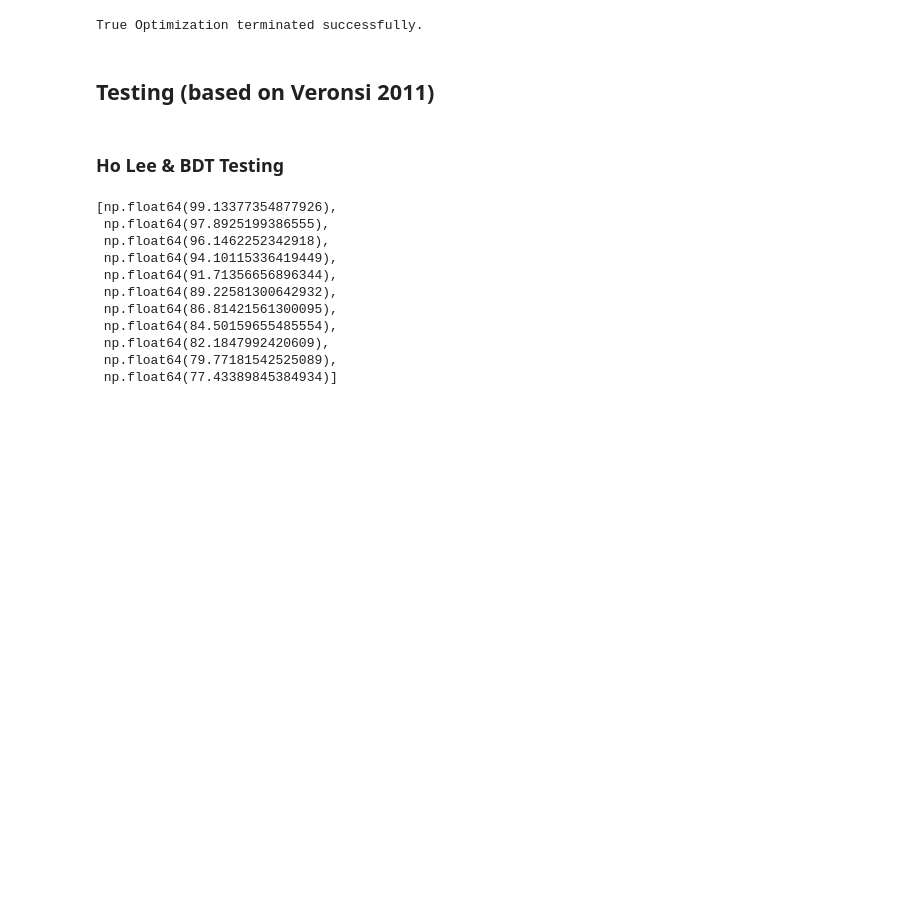
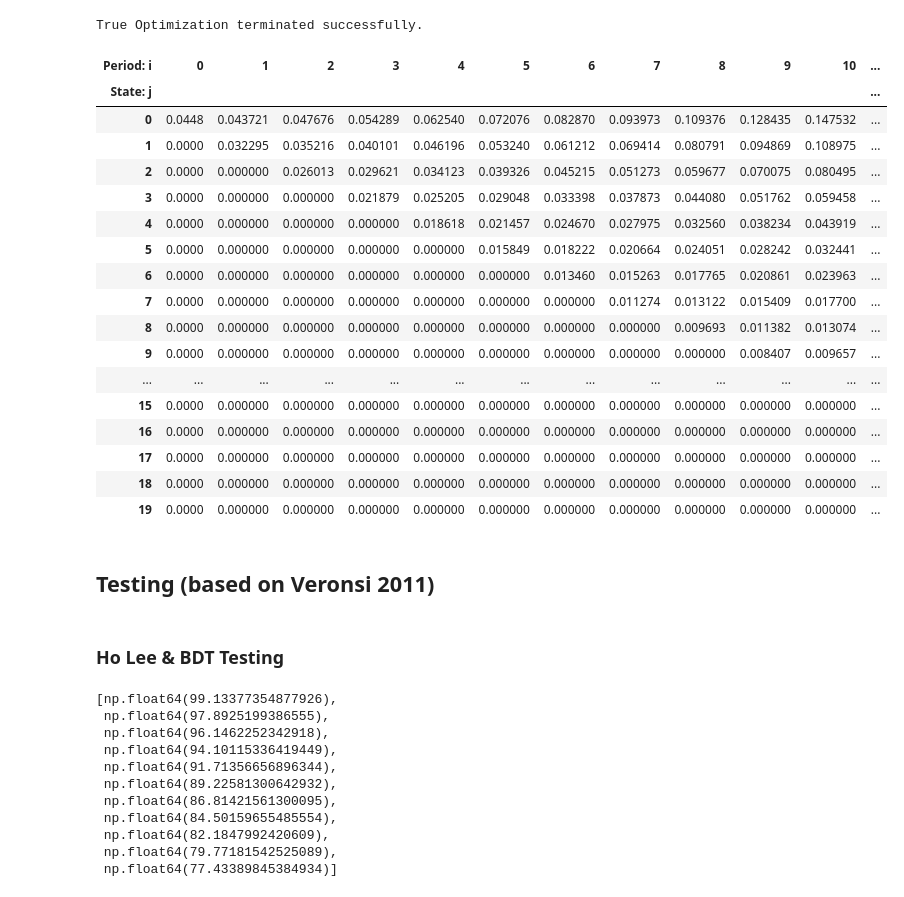
Before and after one commit to Pj-354/New-FICC, a Jupyter notebook: FICC_Summative_Assignment_v7_good.ipynb, the cells around one changed output. Drawn from its saved outputs; the diff is of its cells as text; code cells hidden in the pictures; blank space fills up the shorter version.

```diff
--- a/FICC_Summative_Assignment_v7_good.ipynb
+++ b/FICC_Summative_Assignment_v7_good.ipynb
@@ -517,5 +537,26 @@ BDT_Calibrated_Thetas, BDT_Results = calibration_BDT(yield_curve=yield_curve['Yi
 # %% [output]
 True Optimization terminated successfully.
+# %%
+array2dataframe(BDT_Tree)
+# %% [output]
+| Period: i | 0 | 1 | 2 | 3 | 4 | 5 | 6 | 7 | 8 | 9 | 10 | ... |
+| State: j |  |  |  |  |  |  |  |  |  |  |  | ... |
+| 0 | 0.0448 | 0.043721 | 0.047676 | 0.054289 | 0.062540 | 0.072076 | 0.082870 | 0.093973 | 0.109376 | 0.128435 | 0.147532 | ... |
+| 1 | 0.0000 | 0.032295 | 0.035216 | 0.040101 | 0.046196 | 0.053240 | 0.061212 | 0.069414 | 0.080791 | 0.094869 | 0.108975 | ... |
+| 2 | 0.0000 | 0.000000 | 0.026013 | 0.029621 | 0.034123 | 0.039326 | 0.045215 | 0.051273 | 0.059677 | 0.070075 | 0.080495 | ... |
+| 3 | 0.0000 | 0.000000 | 0.000000 | 0.021879 | 0.025205 | 0.029048 | 0.033398 | 0.037873 | 0.044080 | 0.051762 | 0.059458 | ... |
+| 4 | 0.0000 | 0.000000 | 0.000000 | 0.000000 | 0.018618 | 0.021457 | 0.024670 | 0.027975 | 0.032560 | 0.038234 | 0.043919 | ... |
+| 5 | 0.0000 | 0.000000 | 0.000000 | 0.000000 | 0.000000 | 0.015849 | 0.018222 | 0.020664 | 0.024051 | 0.028242 | 0.032441 | ... |
+| 6 | 0.0000 | 0.000000 | 0.000000 | 0.000000 | 0.000000 | 0.000000 | 0.013460 | 0.015263 | 0.017765 | 0.020861 | 0.023963 | ... |
+| 7 | 0.0000 | 0.000000 | 0.000000 | 0.000000 | 0.000000 | 0.000000 | 0.000000 | 0.011274 | 0.013122 | 0.015409 | 0.017700 | ... |
+| 8 | 0.0000 | 0.000000 | 0.000000 | 0.000000 | 0.000000 | 0.000000 | 0.000000 | 0.000000 | 0.009693 | 0.011382 | 0.013074 | ... |
+| 9 | 0.0000 | 0.000000 | 0.000000 | 0.000000 | 0.000000 | 0.000000 | 0.000000 | 0.000000 | 0.000000 | 0.008407 | 0.009657 | ... |
+| ... | ... | ... | ... | ... | ... | ... | ... | ... | ... | ... | ... | ... |
+| 15 | 0.0000 | 0.000000 | 0.000000 | 0.000000 | 0.000000 | 0.000000 | 0.000000 | 0.000000 | 0.000000 | 0.000000 | 0.000000 | ... |
+| 16 | 0.0000 | 0.000000 | 0.000000 | 0.000000 | 0.000000 | 0.000000 | 0.000000 | 0.000000 | 0.000000 | 0.000000 | 0.000000 | ... |
+| 17 | 0.0000 | 0.000000 | 0.000000 | 0.000000 | 0.000000 | 0.000000 | 0.000000 | 0.000000 | 0.000000 | 0.000000 | 0.000000 | ... |
+| 18 | 0.0000 | 0.000000 | 0.000000 | 0.000000 | 0.000000 | 0.000000 | 0.000000 | 0.000000 | 0.000000 | 0.000000 | 0.000000 | ... |
+| 19 | 0.0000 | 0.000000 | 0.000000 | 0.000000 | 0.000000 | 0.000000 | 0.000000 | 0.000000 | 0.000000 | 0.000000 | 0.000000 | ... |
 # %% [markdown]
 ## Testing (based on Veronsi 2011)
 # %%
```
Also changed, not shown: parts of 21 cells of this notebook.
